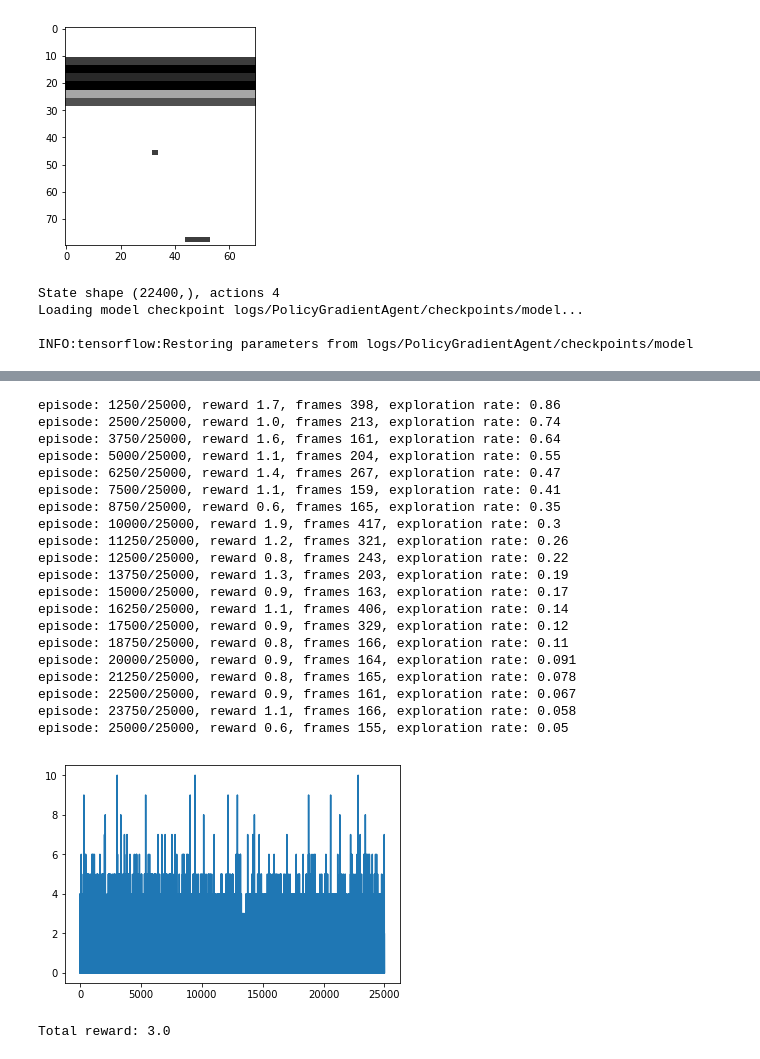
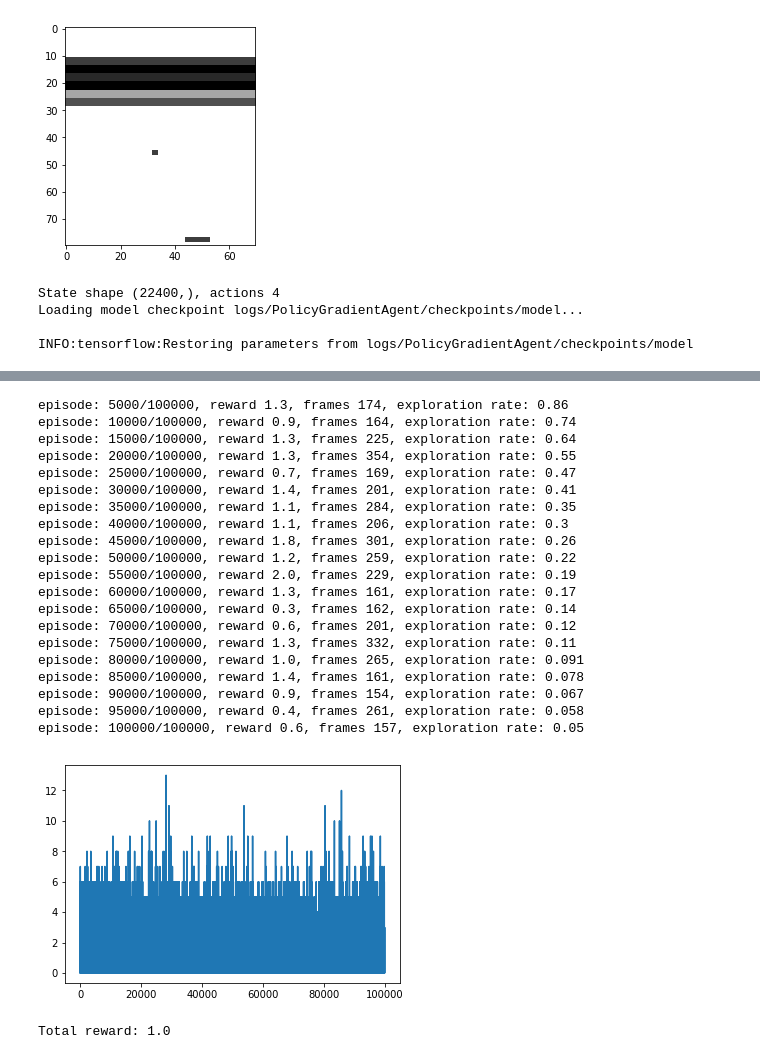
Before and after one commit to omikad/studying-ml, a Jupyter notebook: RL/gymbook.ipynb, the cells around one changed output, grey strips where cells are left out. Cells and saved outputs as stored; diff of their text form; code cells hidden in the pictures.

```diff
--- a/RL/gymbook.ipynb
+++ b/RL/gymbook.ipynb
@@ -307,7 +307,7 @@ dtype: float64
 # %%
 tf.reset_default_graph()
 
-params = LearningParameters(env, env_state_observer.env_reset(env), episodes_count=25000)
+params = LearningParameters(env, env_state_observer.env_reset(env), episodes_count=100000)
 params.max_frame_in_episode = min(params.max_frame_in_episode, 500)
 params.epsilon_min = 0.05
 params.max_memory_size = 2000
@@ -347,30 +347,30 @@ INFO:tensorflow:Restoring parameters from logs/PolicyGradientAgent/checkpoints/m
-episode: 1250/25000, reward 1.7, frames 398, exploration rate: 0.86
-episode: 2500/25000, reward 1.0, frames 213, exploration rate: 0.74
-episode: 3750/25000, reward 1.6, frames 161, exploration rate: 0.64
-episode: 5000/25000, reward 1.1, frames 204, exploration rate: 0.55
-episode: 6250/25000, reward 1.4, frames 267, exploration rate: 0.47
-episode: 7500/25000, reward 1.1, frames 159, exploration rate: 0.41
-episode: 8750/25000, reward 0.6, frames 165, exploration rate: 0.35
-episode: 10000/25000, reward 1.9, frames 417, exploration rate: 0.3
-episode: 11250/25000, reward 1.2, frames 321, exploration rate: 0.26
-episode: 12500/25000, reward 0.8, frames 243, exploration rate: 0.22
-episode: 13750/25000, reward 1.3, frames 203, exploration rate: 0.19
-episode: 15000/25000, reward 0.9, frames 163, exploration rate: 0.17
-episode: 16250/25000, reward 1.1, frames 406, exploration rate: 0.14
-episode: 17500/25000, reward 0.9, frames 329, exploration rate: 0.12
-episode: 18750/25000, reward 0.8, frames 166, exploration rate: 0.11
-episode: 20000/25000, reward 0.9, frames 164, exploration rate: 0.091
-episode: 21250/25000, reward 0.8, frames 165, exploration rate: 0.078
-episode: 22500/25000, reward 0.9, frames 161, exploration rate: 0.067
-episode: 23750/25000, reward 1.1, frames 166, exploration rate: 0.058
-episode: 25000/25000, reward 0.6, frames 155, exploration rate: 0.05
+episode: 5000/100000, reward 1.3, frames 174, exploration rate: 0.86
+episode: 10000/100000, reward 0.9, frames 164, exploration rate: 0.74
+episode: 15000/100000, reward 1.3, frames 225, exploration rate: 0.64
+episode: 20000/100000, reward 1.3, frames 354, exploration rate: 0.55
+episode: 25000/100000, reward 0.7, frames 169, exploration rate: 0.47
+episode: 30000/100000, reward 1.4, frames 201, exploration rate: 0.41
+episode: 35000/100000, reward 1.1, frames 284, exploration rate: 0.35
+episode: 40000/100000, reward 1.1, frames 206, exploration rate: 0.3
+episode: 45000/100000, reward 1.8, frames 301, exploration rate: 0.26
+episode: 50000/100000, reward 1.2, frames 259, exploration rate: 0.22
+episode: 55000/100000, reward 2.0, frames 229, exploration rate: 0.19
+episode: 60000/100000, reward 1.3, frames 161, exploration rate: 0.17
+episode: 65000/100000, reward 0.3, frames 162, exploration rate: 0.14
+episode: 70000/100000, reward 0.6, frames 201, exploration rate: 0.12
+episode: 75000/100000, reward 1.3, frames 332, exploration rate: 0.11
+episode: 80000/100000, reward 1.0, frames 265, exploration rate: 0.091
+episode: 85000/100000, reward 1.4, frames 161, exploration rate: 0.078
+episode: 90000/100000, reward 0.9, frames 154, exploration rate: 0.067
+episode: 95000/100000, reward 0.4, frames 261, exploration rate: 0.058
+episode: 100000/100000, reward 0.6, frames 157, exploration rate: 0.05
-[figure, old version]
+[figure, new version]
 # %%
 with tf.Session(config=config) as session:
     session.run(tf.global_variables_initializer())
     evaluate(session, env, agent, env_state_observer, params, 500)
 # %% [output]
-Total reward: 3.0
+Total reward: 1.0
 # %%
 with tf.Session(config=config) as session:
     session.run(tf.global_variables_initializer())
```
Also changed, not shown: parts of 2 cells of this notebook.
